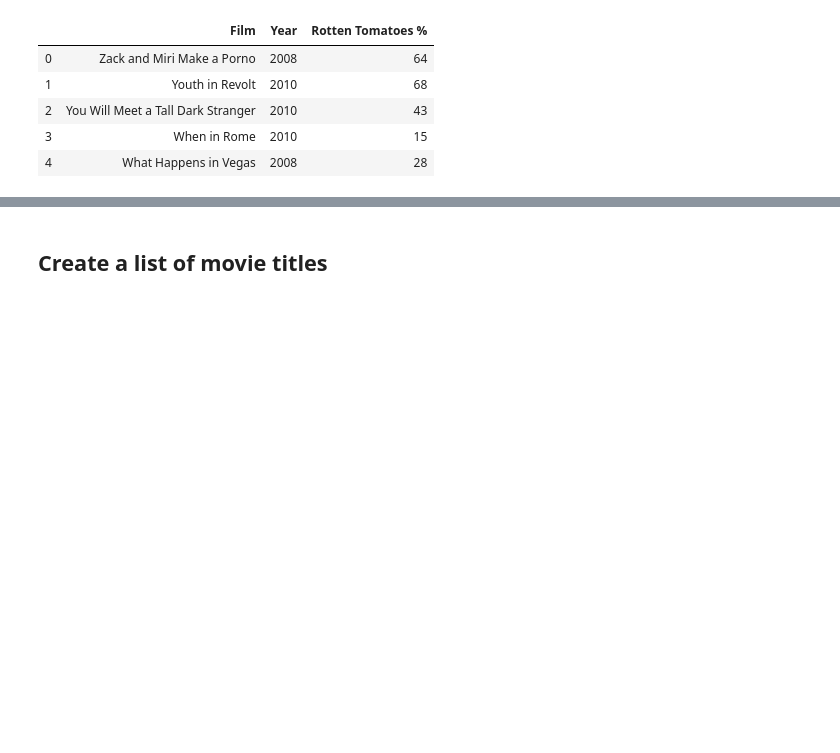
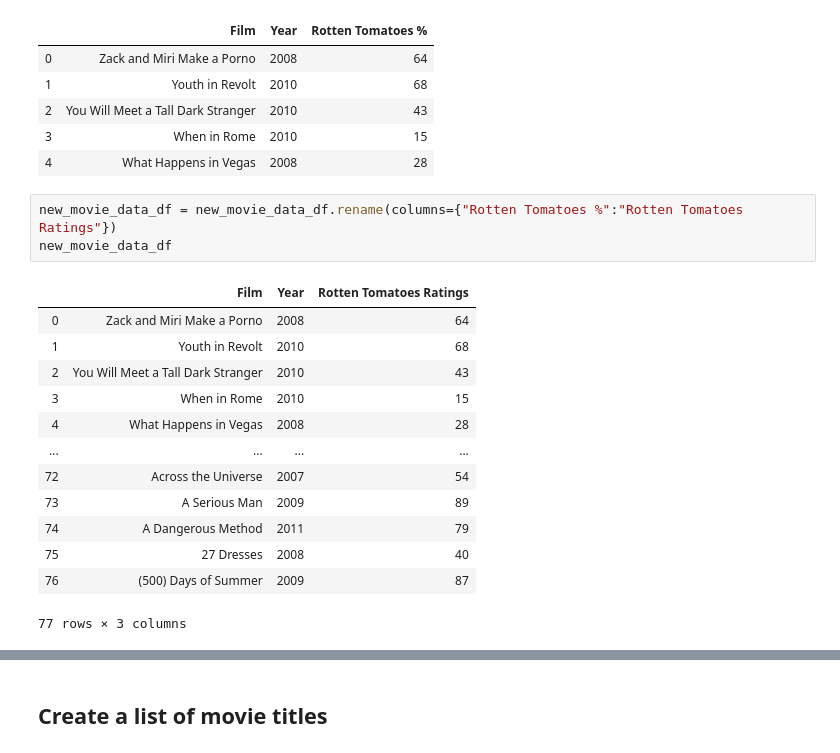
Before and after one commit to ryanporritt/Project2, a Jupyter notebook: ETL_Project.ipynb, the cells around one changed output, grey strips where cells are left out. Drawn from its saved outputs; the diff is of its cells as text; blank space fills up the shorter version.

```diff
--- a/ETL_Project.ipynb
+++ b/ETL_Project.ipynb
@@ -25,6 +25,23 @@ new_movie_data_df.head()
 | 2 | You Will Meet a Tall Dark Stranger | 2010 | 43 |
 | 3 | When in Rome | 2010 | 15 |
 | 4 | What Happens in Vegas | 2008 | 28 |
+# %%
+new_movie_data_df = new_movie_data_df.rename(columns={"Rotten Tomatoes %":"Rotten Tomatoes Ratings"})
+new_movie_data_df
+# %% [output]
+|  | Film | Year | Rotten Tomatoes Ratings |
+| 0 | Zack and Miri Make a Porno | 2008 | 64 |
+| 1 | Youth in Revolt | 2010 | 68 |
+| 2 | You Will Meet a Tall Dark Stranger | 2010 | 43 |
+| 3 | When in Rome | 2010 | 15 |
+| 4 | What Happens in Vegas | 2008 | 28 |
+| ... | ... | ... | ... |
+| 72 | Across the Universe | 2007 | 54 |
+| 73 | A Serious Man | 2009 | 89 |
+| 74 | A Dangerous Method | 2011 | 79 |
+| 75 | 27 Dresses | 2008 | 40 |
+| 76 | (500) Days of Summer | 2009 | 87 |
+77 rows × 3 columns
 # %%
 new_movie_data_df.count()
 # %% [output]
```
Also changed, not shown: parts of 7 cells of this notebook.
